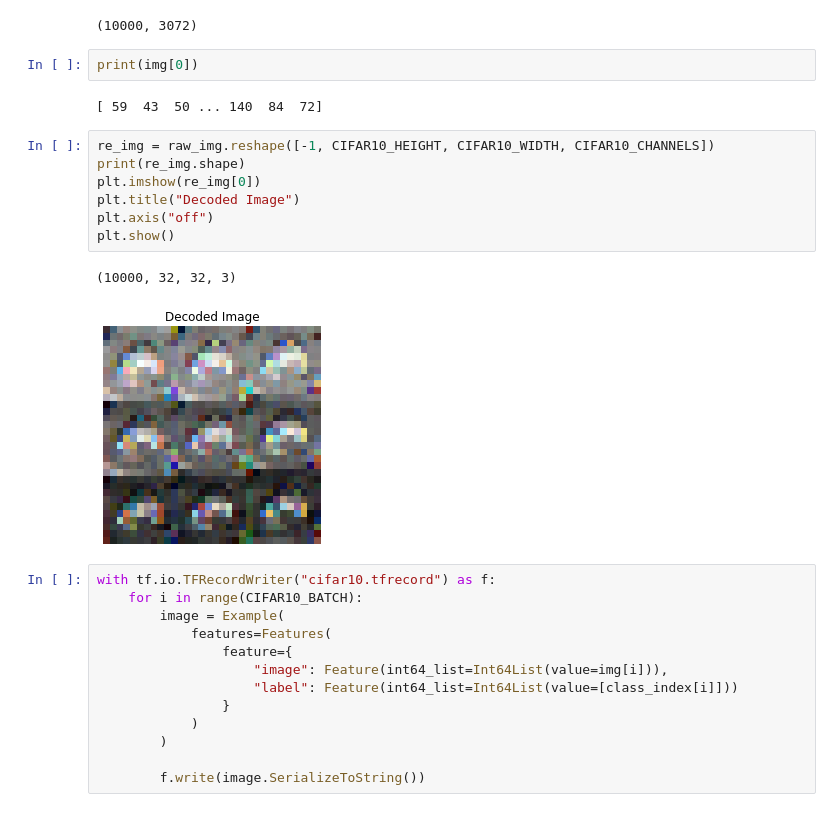
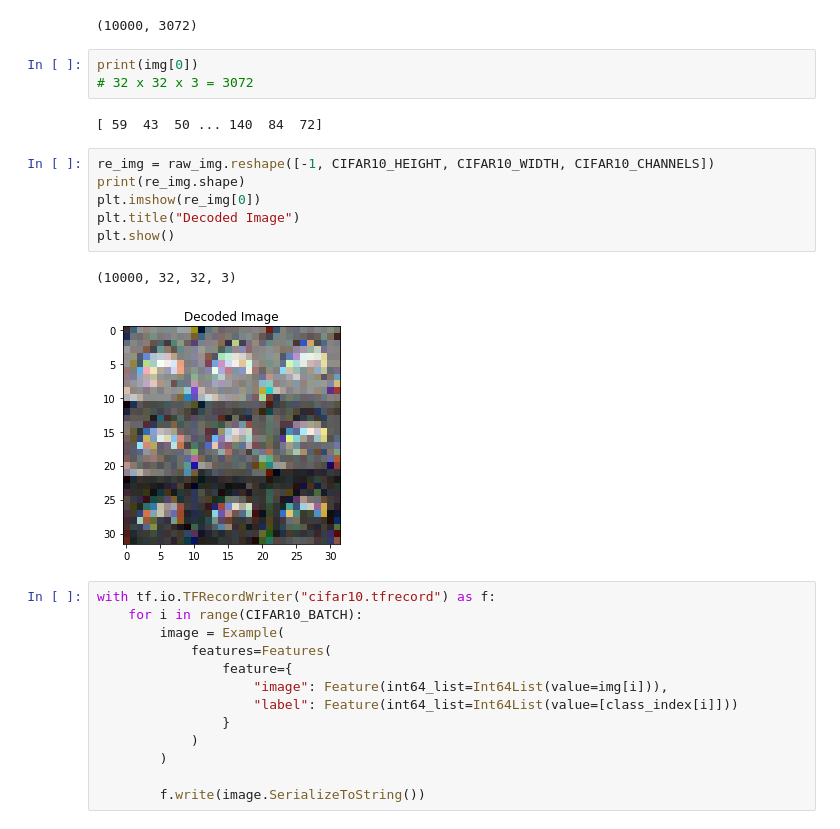
Before and after one commit to hawk90/deeplearning-lecture, a Jupyter notebook: Lecture-ipynb/11월 11일-TFrecoders.ipynb, the cells around one changed output. Cells and saved outputs as stored; diff of their text form.

```diff
--- a/Lecture-ipynb/11월 11일-TFrecoders.ipynb
+++ b/Lecture-ipynb/11월 11일-TFrecoders.ipynb
@@ -124,18 +127,18 @@ img.shape
 (10000, 3072)
 # %%
 print(img[0])
+# 32 x 32 x 3 = 3072
 # %% [output]
 [ 59  43  50 ... 140  84  72]
 # %%
 re_img = raw_img.reshape([-1, CIFAR10_HEIGHT, CIFAR10_WIDTH, CIFAR10_CHANNELS])
 print(re_img.shape)
 plt.imshow(re_img[0])
 plt.title("Decoded Image")
-plt.axis("off")
 plt.show()
 # %% [output]
 (10000, 32, 32, 3)
-[figure, old version]
+[figure, new version]
 # %%
 with tf.io.TFRecordWriter("cifar10.tfrecord") as f:
     for i in range(CIFAR10_BATCH):
```
Also changed, not shown: parts of 8 cells of this notebook, 1 other file.
